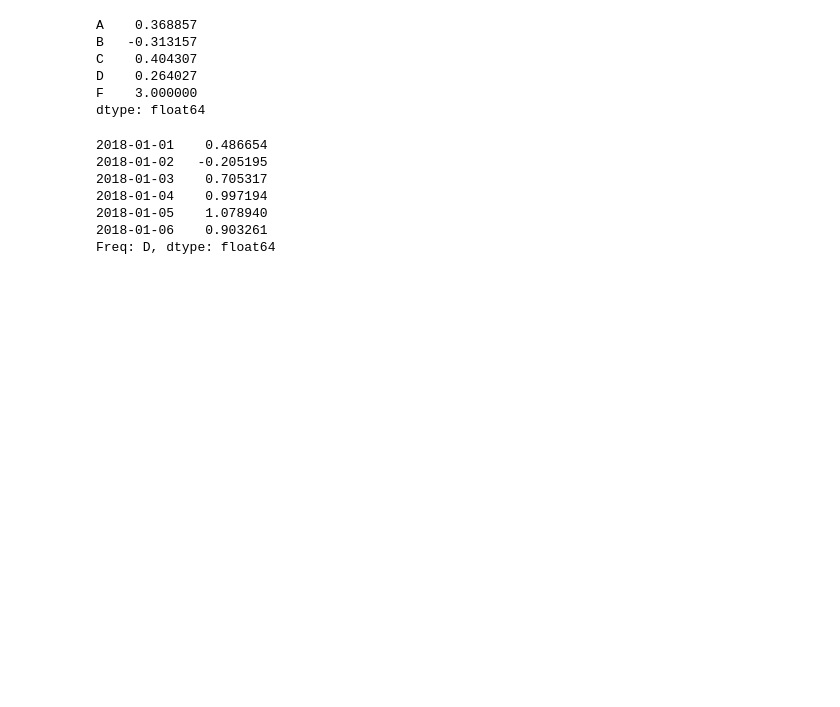
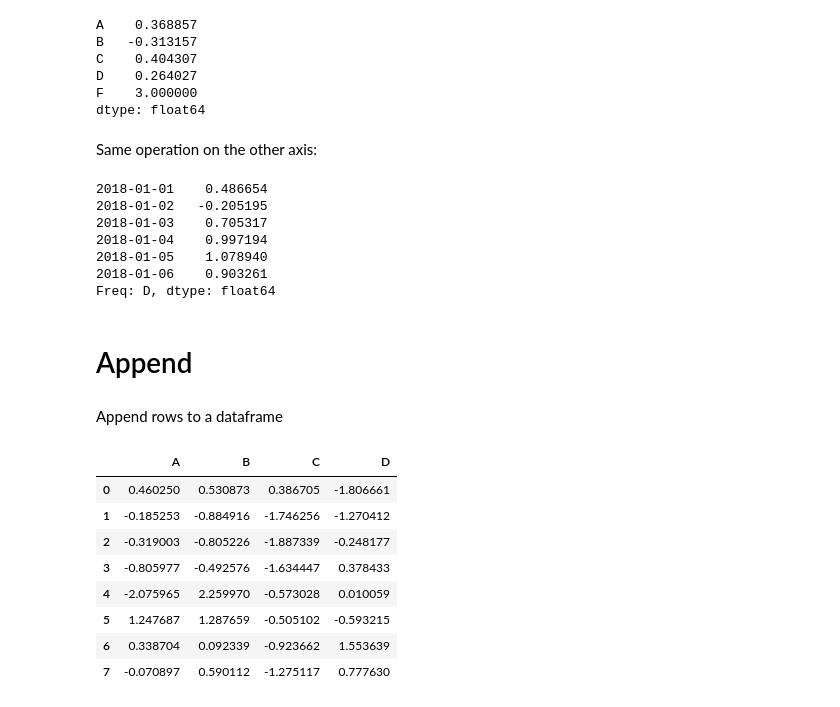
Before and after one commit to Guilehm/notebooks, a Jupyter notebook: basics_of_pandas.ipynb, the cells around one changed output. Cells and saved outputs as stored; diff of their text form; code cells hidden in the pictures; blank space fills up the shorter version.

Commit message:
Create append section

```diff
--- a/basics_of_pandas.ipynb
+++ b/basics_of_pandas.ipynb
@@ -328,6 +328,8 @@ C    0.404307
 D    0.264027
 F    3.000000
 dtype: float64
+# %% [markdown]
+Same operation on the other axis:
 # %%
 df.mean(1)
 # %% [output]
@@ -338,3 +340,20 @@ df.mean(1)
 2018-01-05    1.078940
 2018-01-06    0.903261
 Freq: D, dtype: float64
+# %% [markdown]
+# Append
+# %% [markdown]
+Append rows to a dataframe
+# %%
+df = pd.DataFrame(np.random.randn(8, 4), columns=['A','B','C','D'])
+df
+# %% [output]
+|  | A | B | C | D |
+| 0 | 0.460250 | 0.530873 | 0.386705 | -1.806661 |
+| 1 | -0.185253 | -0.884916 | -1.746256 | -1.270412 |
+| 2 | -0.319003 | -0.805226 | -1.887339 | -0.248177 |
+| 3 | -0.805977 | -0.492576 | -1.634447 | 0.378433 |
+| 4 | -2.075965 | 2.259970 | -0.573028 | 0.010059 |
+| 5 | 1.247687 | 1.287659 | -0.505102 | -0.593215 |
+| 6 | 0.338704 | 0.092339 | -0.923662 | 1.553639 |
+| 7 | -0.070897 | 0.590112 | -1.275117 | 0.777630 |
```
